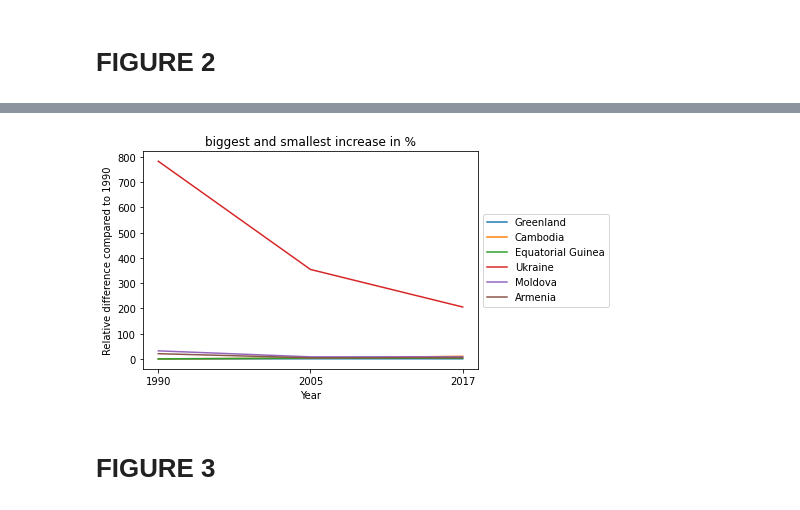
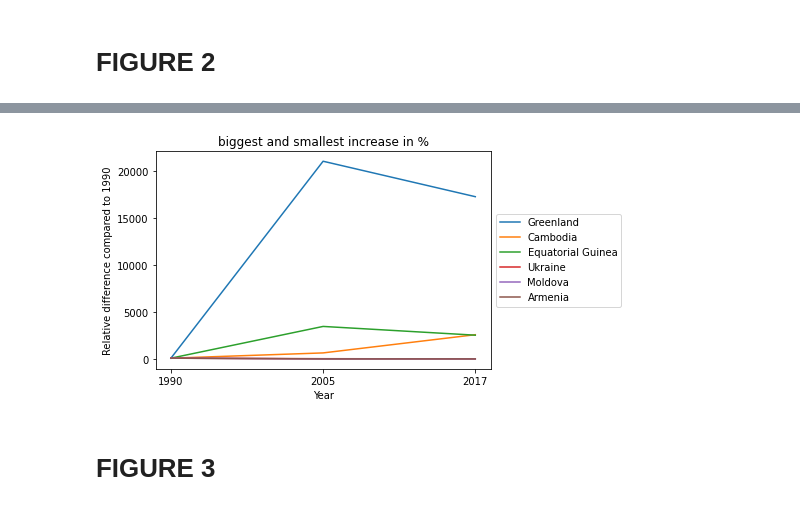
Before and after one commit to BRT33/Assignment-Global-CO2-emissions-wincacademy, a Jupyter notebook: Global_co2_emissions.ipynb, the cells around one changed output, grey strips where cells are left out. Saved outputs shown, nothing was run; the diff lists cells and outputs as text; code cells hidden in the pictures.

```diff
--- a/Global_co2_emissions.ipynb
+++ b/Global_co2_emissions.ipynb
@@ -63,8 +48,10 @@ head_tail_change = head_change.append(changers_sorted.tail(3))
 head_tail_change.reset_index(inplace = True,drop = True)
 
 top_bott_change = head_tail_change.loc[:, ["country","1990", "2005", "2017"]]
+top_bott_change.columns = ["country","fos90", "fos05", "fos17"]
 
-# changers
-# changers_sorted
-# head_tail_change
-top_bott_change
+top_bott_change["1990"] = top_bott_change.loc[:,"fos90"] / top_bott_change.loc[:,"fos90"] * 100
+top_bott_change["2005"] = top_bott_change.loc[:,"fos05"] / top_bott_change.loc[:,"fos90"] * 100
+top_bott_change["2017"] = top_bott_change.loc[:,"fos17"] / top_bott_change.loc[:,"fos90"] * 100
+
+perc_change = top_bott_change.loc[:, ["country","1990", "2005", "2017"]]
@@ -79,19 +58,19 @@ top_bott_change
 # %%
 fig, ax = plt.subplots()
 
-years = top_bott_change.columns[1:]
+years = perc_change.columns[1:]
 
-for index, row in top_bott_change.iterrows():
+for index, row in perc_change.iterrows():
   plt.plot(years, row[1:], label=row[0])
 
 plt.title("biggest and smallest increase in %")
 plt.xlabel("Year")
 plt.ylabel("Relative difference compared to 1990")
 plt.legend(loc='center left', bbox_to_anchor=(1, 0.5))
 
 plt.show()
 # %% [output]
-[figure, old version]
+[figure, new version]
 # %% [markdown]
 # **FIGURE 3**
 # %%
```
Also changed, not shown: parts of 3 cells of this notebook.
